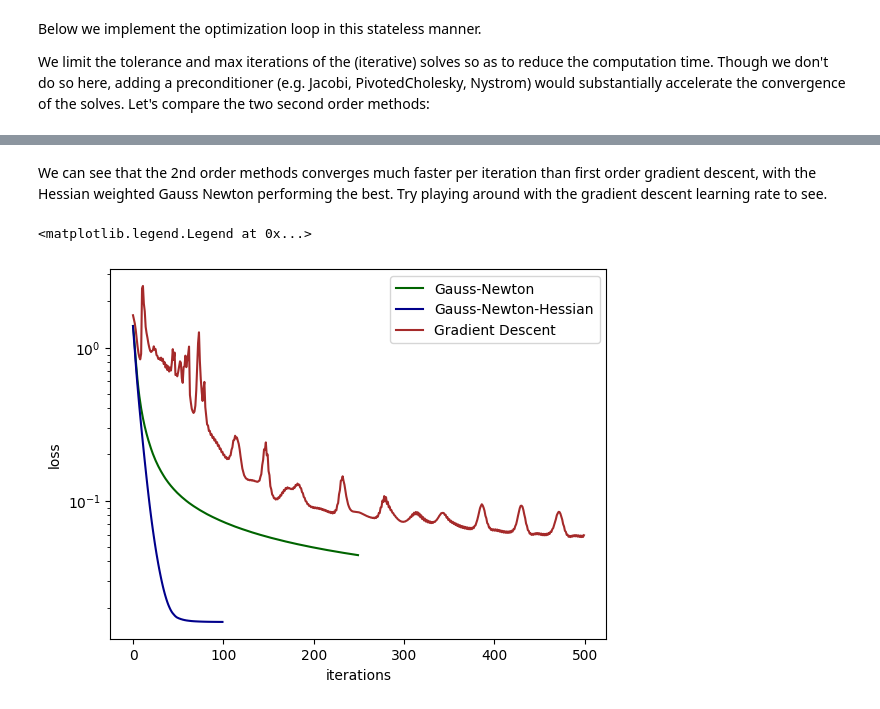
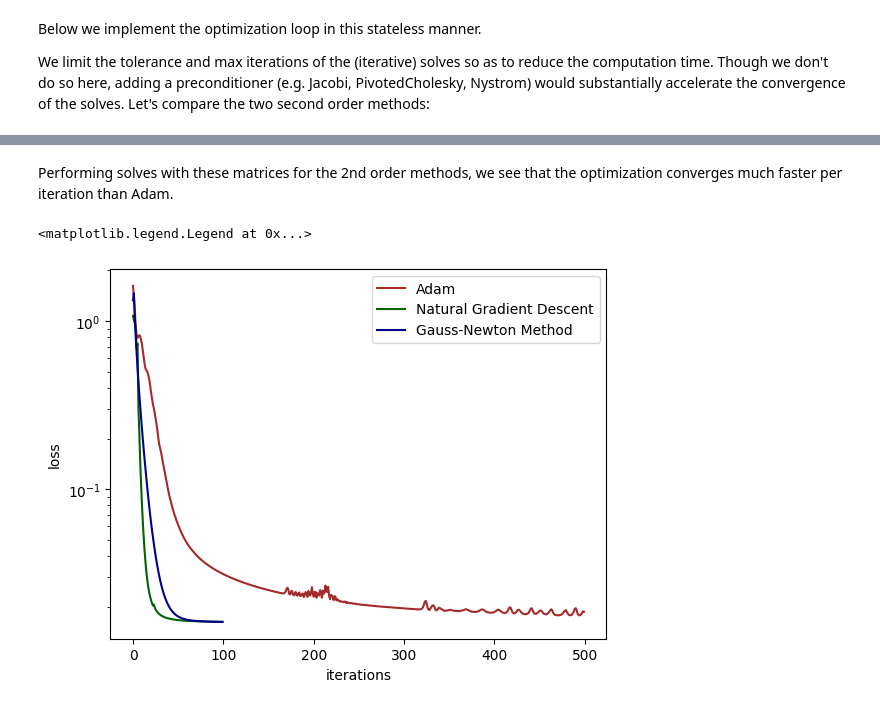
Before and after one commit to wilson-labs/cola, a Jupyter notebook: docs/notebooks/07_second_order_optimization.ipynb, the cells around one changed output, grey strips where cells are left out. Saved outputs shown, nothing was run; the diff lists cells and outputs as text; code cells hidden in the pictures.

Commit message:
added some tests for new operators and added fisher information matrix to 2nd order opt nb

```diff
--- a/docs/notebooks/07_second_order_optimization.ipynb
+++ b/docs/notebooks/07_second_order_optimization.ipynb
@@ -56,11 +56,11 @@ First lets train using 1000 epochs of Adam
 # %%
-learning_rate = 2.5
+learning_rate = 1e-2
 epochs = 500
 
 model = MLP()
 criterion = nn.CrossEntropyLoss()
-optimizer = optim.SGD(model.parameters(), lr=learning_rate)
-sgd_losses = []
+optimizer = optim.Adam(model.parameters(), lr=learning_rate)
+adam_losses = []
 for epoch in range(epochs):
     # Forward pass
     outputs = model(X)
@@ -71,7 +71,7 @@ for epoch in range(epochs):
     loss.backward()
     optimizer.step()
 
-    sgd_losses.append(loss.item())
+    adam_losses.append(loss.item())
     if (epoch + 1) % 100 == 0:
         print(f'Epoch [{epoch + 1}/{epochs}], Loss: {loss.item()}')
 # %% [output]
@@ -157,13 +189,14 @@ Let's compare the two second order methods:
 # Method 1: Gauss Newton
 p = flat_p.clone()
 
-gn_losses = []
-for epoch in range(epochs//2):
-    g = torch.autograd.grad(flat_loss(p), p)[0]
-    p -= cola.inv(GN(p),tol=1e-3, max_iters=20) @ g
+natural_gradient_losses = []
+for epoch in range(epochs//5):
+    with torch.no_grad(): # don't pay extra memory for recording the computation graph
+        g = torch.func.grad(flat_loss)(p)
+        p -= .5*cola.inv(Fisher(p),tol=1e-3, max_iters=30) @ g
 
-    loss = flat_loss(p)
-    gn_losses.append(loss.item())
-    if (epoch+1) % 50 == 0:
-        print(f'Epoch [{epoch + 1}/{epochs}], Loss: {loss.item()}')
+        loss = flat_loss(p)
+        natural_gradient_losses.append(loss.item())
+        if (epoch+1) % 10 == 0:
+            print(f'Epoch [{epoch + 1}/{epochs}], Loss: {loss.item()}')
 # %% [output]
@@ -175,13 +212,0 @@ Epoch [250/500], Loss: 0.044004883617162704
-# %%
-# Method 2: Hessian weighted Gauss Newton
-p = flat_p.clone()
-
-gnh_losses = []
-for epoch in range(epochs//5):
-    g = torch.autograd.grad(flat_loss(p), p)[0]
-    p -= cola.inv(GNH(p),tol=1e-3, max_iters=20) @ g
-
-    loss = flat_loss(p)
-    gnh_losses.append(loss.item())
-    if (epoch+1) % 5 == 0:
-        print(f'Epoch [{epoch + 1}/{epochs}], Loss: {loss.item()}')
@@ -209,17 +213,18 @@ Epoch [100/500], Loss: 0.016112178564071655
-# %% [markdown]
-We can see that the 2nd order methods converges much faster per iteration than first order gradient descent, with the Hessian weighted Gauss Newton performing the best. Try playing around with the gradient descent learning rate to see.
+# %% [markdown]
+Performing solves with these matrices for the 2nd order methods, we see that the optimization converges much faster per iteration than Adam.
 # %%
 # choose some nice colors for the plot
-plt.plot(gn_losses, label='Gauss-Newton', color='darkgreen')
-plt.plot(gnh_losses, label='Gauss-Newton-Hessian', color='darkblue')
-plt.plot(sgd_losses, label='Gradient Descent', color='brown')
+plt.plot(adam_losses, label='Adam', color='brown')
+plt.plot(natural_gradient_losses, label='Natural Gradient Descent', color='darkgreen')
+plt.plot(gnh_losses, label='Gauss-Newton Method', color='darkblue')
+
 plt.xlabel('iterations')
 plt.ylabel('loss')
 plt.yscale('log')
 plt.legend()
 # %% [output]
 <matplotlib.legend.Legend at 0x...>
-[figure, old version]
+[figure, new version]
 # %%
 def plot_decision_boundary(model, X, y):
     # Creating a mesh grid
```
Also changed, not shown: parts of 14 cells of this notebook, 3 other files.
